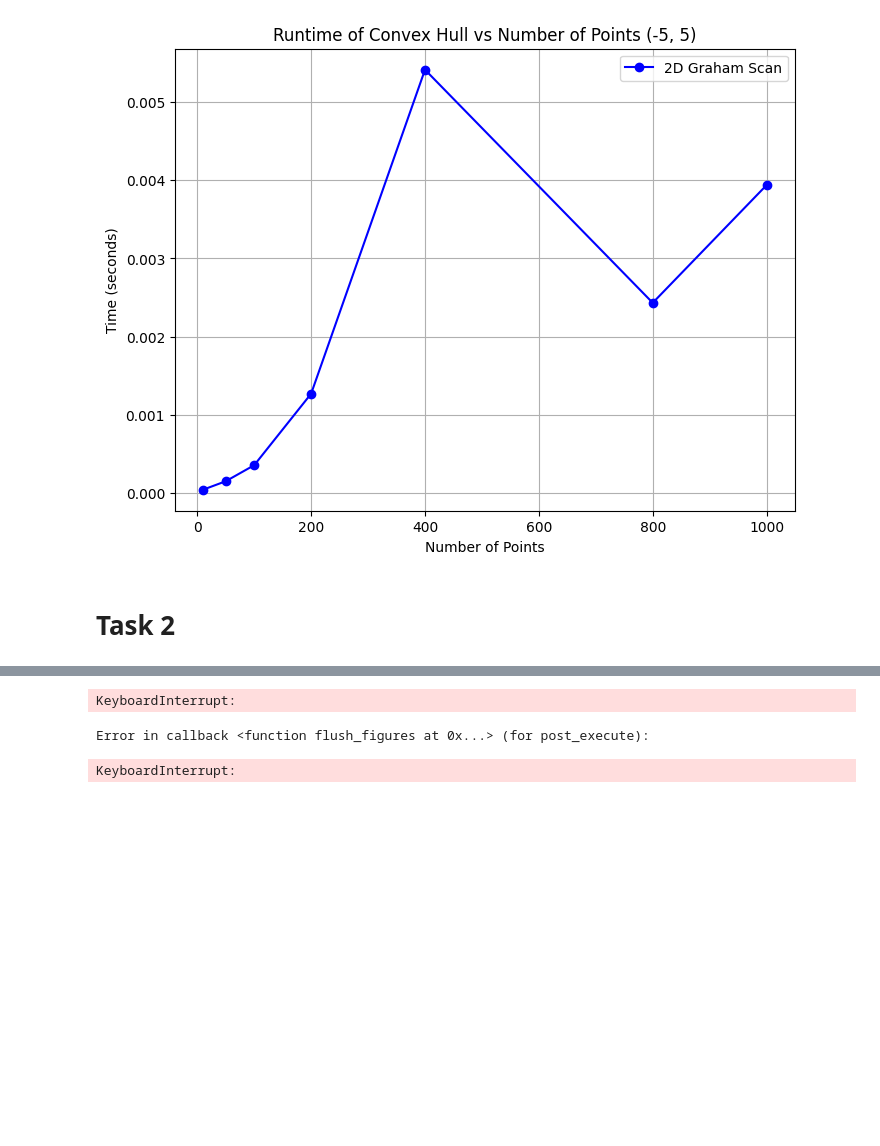
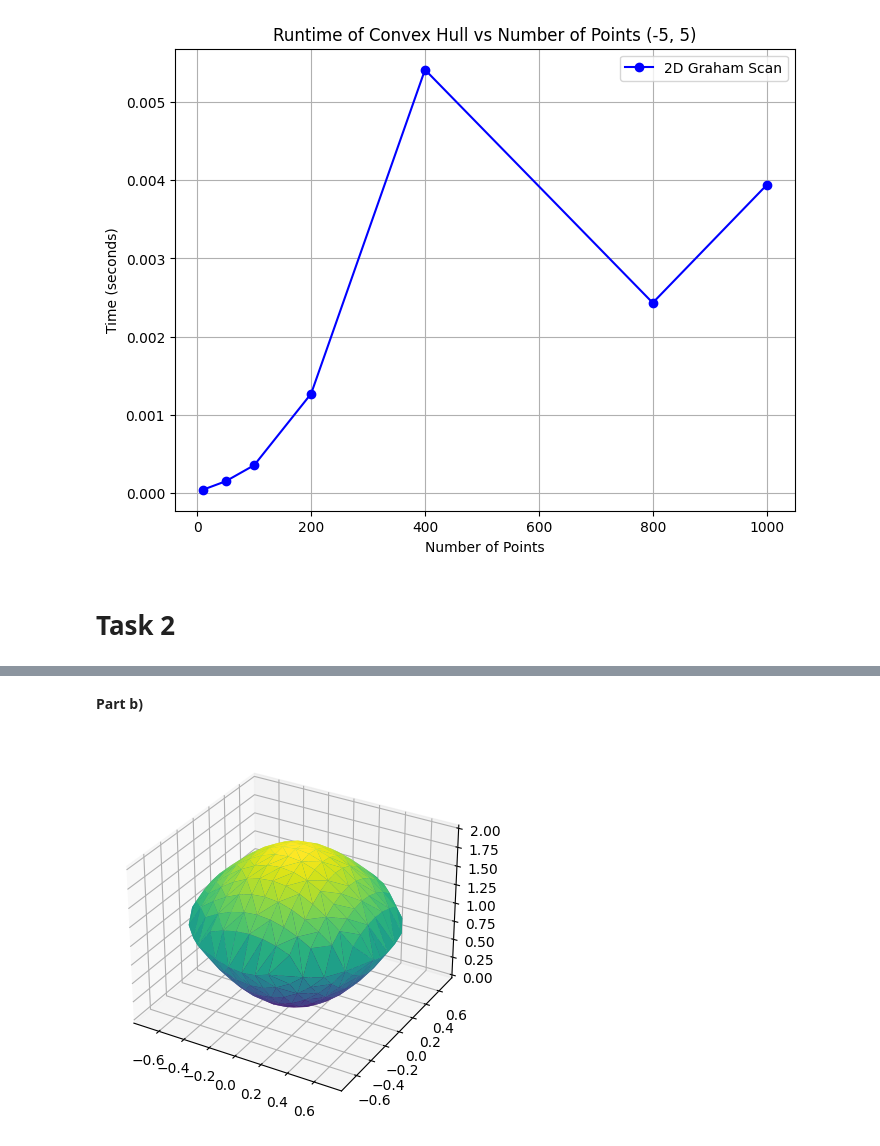
Before and after one commit to wcmelby/wcm_Phys129L_section, a Jupyter notebook: Section_2/Section2.ipynb, the cells around one changed output, grey strips where cells are left out. Cells and saved outputs as stored; diff of their text form; code cells hidden in the pictures; blank space fills up the shorter version.

```diff
--- a/Section_2/Section2.ipynb
+++ b/Section_2/Section2.ipynb
@@ -213,4 +212,0 @@ def surface2(x, y):
-# %%
-x = np.linspace(-1, 1, 100)
-y = np.linspace(-1, 1, 100)
-x, y = np.meshgrid(x, y)
@@ -318,4 +212,0 @@ plt.show()
-# %%
-n_points = 100
-x = np.linspace(-1, 1, 100)
-y = np.linspace(-1, 1, 100)
@@ -330,34 +213,34 @@ bottom_z = surface2(points[:, 0], points[:, 1])
-# %%
-fig = plt.figure(figsize=(10, 8))
-ax = fig.add_subplot(111, projection='3d')
-
-# Plot the top surface mesh (triangles)
-for simplex in tri.simplices:
-    x = points[simplex, 0]
-    y = points[simplex, 1]
-    z = top_z[simplex]
-    ax.plot_trisurf(x, y, z, color='cyan', alpha=0.5)
-
-# Plot the bottom surface mesh (triangles)
-for simplex in tri.simplices:
-    x = points[simplex, 0]
-    y = points[simplex, 1]
-    z = bottom_z[simplex]
-    ax.plot_trisurf(x, y, z, color='magenta', alpha=0.5)
-
-# Plot the points on the surfaces
-ax.scatter(points[:, 0], points[:, 1], top_z, color='blue', label="Top Surface Points")
-ax.scatter(points[:, 0], points[:, 1], bottom_z, color='red', label="Bottom Surface Points")
-
-# Labels and title
-ax.set_xlabel('X')
-ax.set_ylabel('Y')
-ax.set_zlabel('Z')
-ax.set_title('Surface Mesh with Delaunay Triangulation')
-ax.legend()
-
-plt.show()
-# %% [output]
-KeyboardInterrupt:
-Error in callback <function flush_figures at 0x...> (for post_execute):
-KeyboardInterrupt:
+# %% [markdown]
+**Part b)**
+# %%
+def triangle_area(x, y):
+	return np.cross(x[1:] - x[0], y[1:] - y[0])/2
+
+x = np.linspace(-1, 1, 21)
+y = np.linspace(-1, 1, 21)
+x, y = np.meshgrid(x, y)
+indices = surface1(x, y) <= surface2(x, y) # identify that are in both surfaces
+
+n = indices.sum()
+x = x[indices]
+y = y[indices]
+triangles = Delaunay(np.c_[x, y]).simplices
+triangles = [v for v in triangles if not np.isclose(triangle_area(x[v], y[v]), 0)]
+
+edge_counter = Counter()
+for vertices in triangles:
+	i1, i2, i3 = sorted(vertices)
+	edge_counter.update([(i1, i2), (i2, i3), (i1, i3)])
+boundary = np.unique([edge for edge, count in edge_counter.items() if count == 1])
+inner = np.setdiff1d(np.arange(n), boundary)
+
+all_x = np.concatenate([x, x])
+all_y = np.concatenate([y, y])
+all_z = np.concatenate([surface1(x, y), surface2(x, y)])
+all_triangles = np.concatenate([triangles, [[i if i in boundary else i+n for i in v] for v in triangles]])
+
+fig, ax = plt.subplots(subplot_kw={'projection': '3d'})
+ax.plot_trisurf(all_x, all_y, all_z, triangles=all_triangles, cmap=cm.viridis)
+plt.show()
+# %% [output]
+[figure, added]
```
Also changed, not shown: parts of 14 cells of this notebook, 4 other files.
